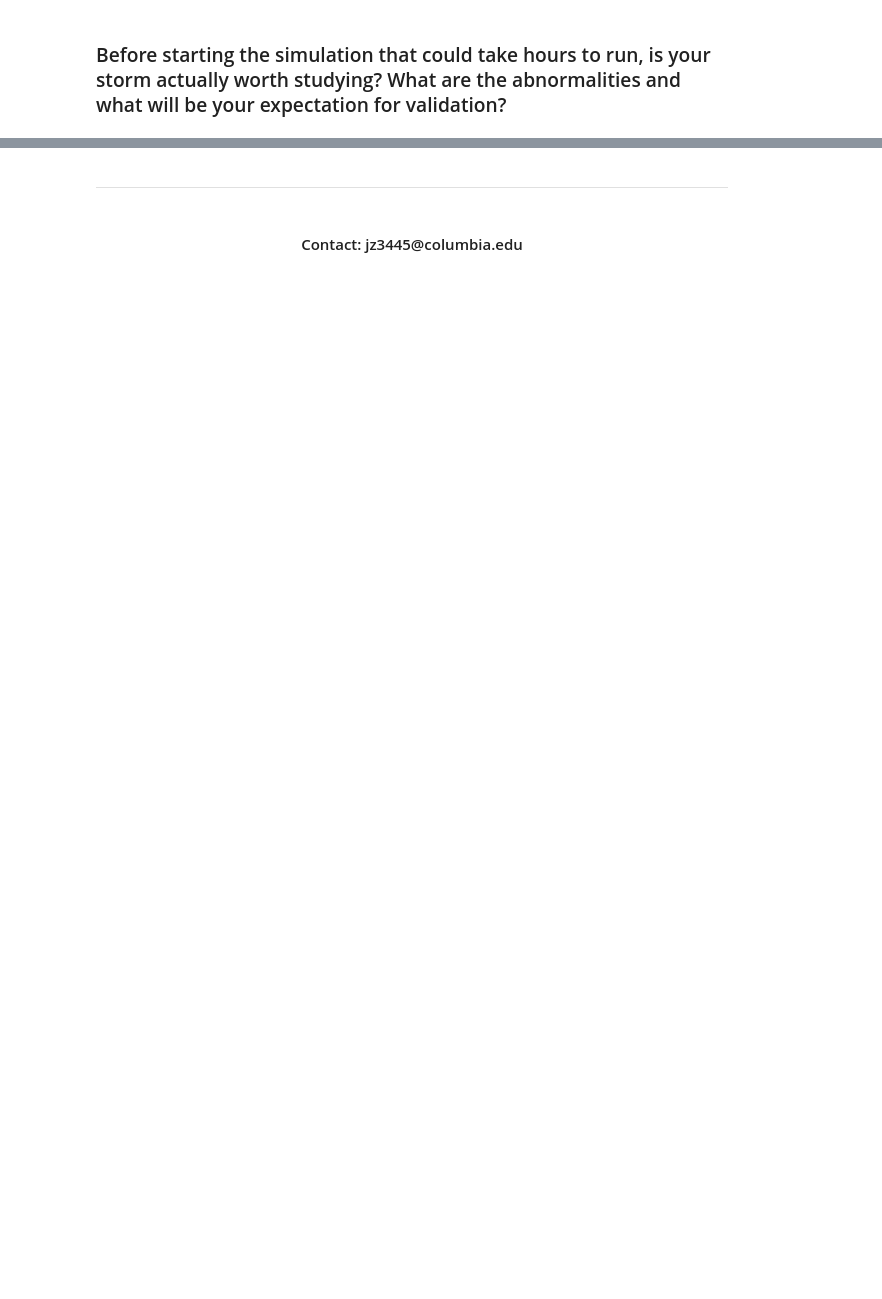
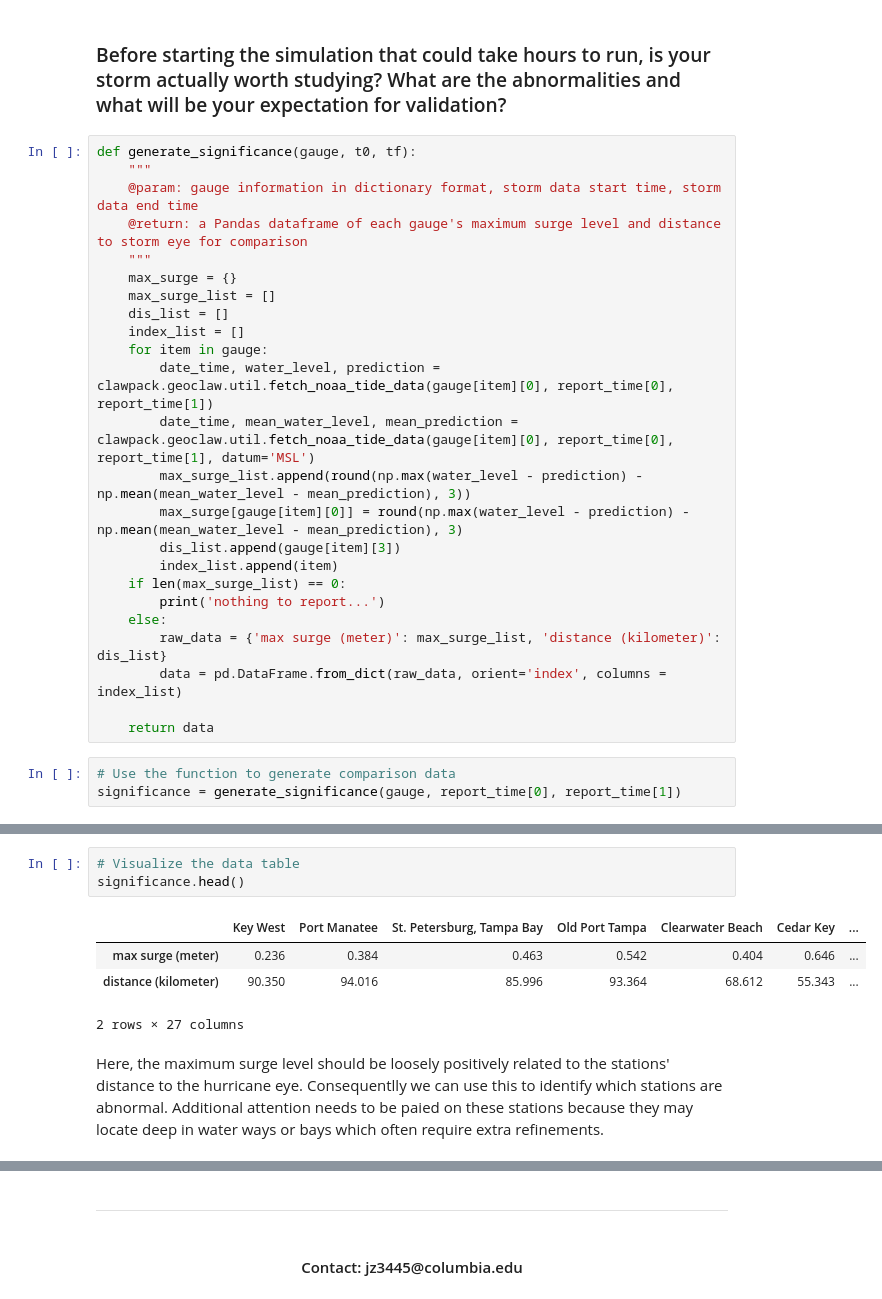
Before and after one commit to MaxPaiPai/auto_storm, a Jupyter notebook: auto_analysis_notebook/auto_analysis.ipynb, the cells around one changed output, grey strips where cells are left out. Cells and saved outputs as stored; diff of their text form; blank space fills up the shorter version.

```diff
--- a/auto_analysis_notebook/auto_analysis.ipynb
+++ b/auto_analysis_notebook/auto_analysis.ipynb
@@ -239,2 +299,29 @@ def generate_gauge(metadata, storm):
 # %% [markdown]
 ### Before starting the simulation that could take hours to run, is your storm actually worth studying? What are the abnormalities and what will be your expectation for validation?
+# %%
+def generate_significance(gauge, t0, tf):
+    """
+    @param: gauge information in dictionary format, storm data start time, storm data end time
+    @return: a Pandas dataframe of each gauge's maximum surge level and distance to storm eye for comparison
+    """
+    max_surge = {}
+    max_surge_list = []
+    dis_list = []
+    index_list = []
+    for item in gauge:
+        date_time, water_level, prediction = clawpack.geoclaw.util.fetch_noaa_tide_data(gauge[item][0], report_time[0], report_time[1])
+        date_time, mean_water_level, mean_prediction = clawpack.geoclaw.util.fetch_noaa_tide_data(gauge[item][0], report_time[0], report_time[1], datum='MSL')
+        max_surge_list.append(round(np.max(water_level - prediction) - np.mean(mean_water_level - mean_prediction), 3))
+        max_surge[gauge[item][0]] = round(np.max(water_level - prediction) - np.mean(mean_water_level - mean_prediction), 3)
+        dis_list.append(gauge[item][3])
+        index_list.append(item)
+    if len(max_surge_list) == 0:
+        print('nothing to report...')
+    else:
+        raw_data = {'max surge (meter)': max_surge_list, 'distance (kilometer)': dis_list}
+        data = pd.DataFrame.from_dict(raw_data, orient='index', columns = index_list)
+
+    return data
+# %%
+# Use the function to generate comparison data
+significance = generate_significance(gauge, report_time[0], report_time[1])
@@ -241 +346,11 @@ def generate_gauge(metadata, storm):
+# %%
+# Visualize the data table
+significance.head()
+# %% [output]
+|  | Key West | Port Manatee | St. Petersburg, Tampa Bay | Old Port Tampa | Clearwater Beach | Cedar Key | ... |
+| max surge (meter) | 0.236 | 0.384 | 0.463 | 0.542 | 0.404 | 0.646 | ... |
+| distance (kilometer) | 90.350 | 94.016 | 85.996 | 93.364 | 68.612 | 55.343 | ... |
+2 rows × 27 columns
+# %% [markdown]
+Here, the maximum surge level should be loosely positively related to the stations' distance to the hurricane eye. Consequentlly we can use this to identify which stations are abnormal. Additional attention needs to be paied on these stations because they may locate deep in water ways or bays which often require extra refinements.
 # %% [markdown]
```
Also changed, not shown: parts of 10 cells of this notebook.
